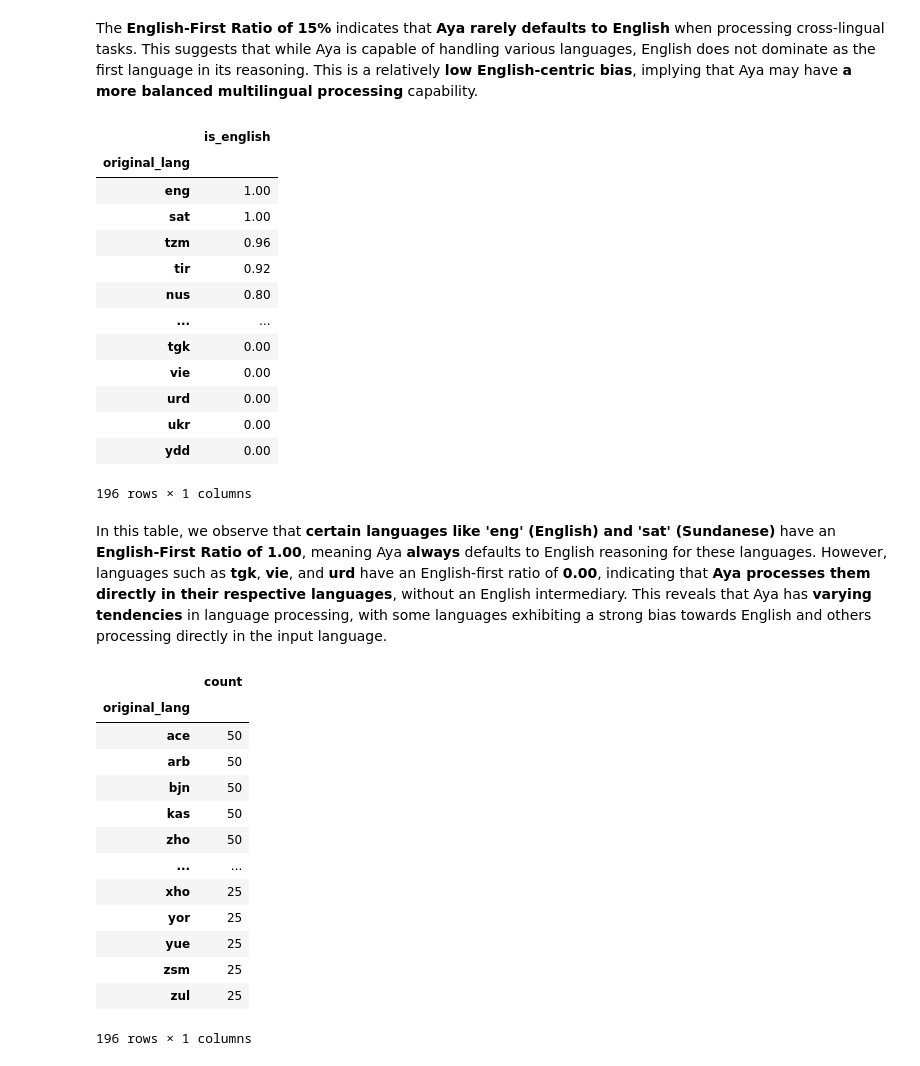
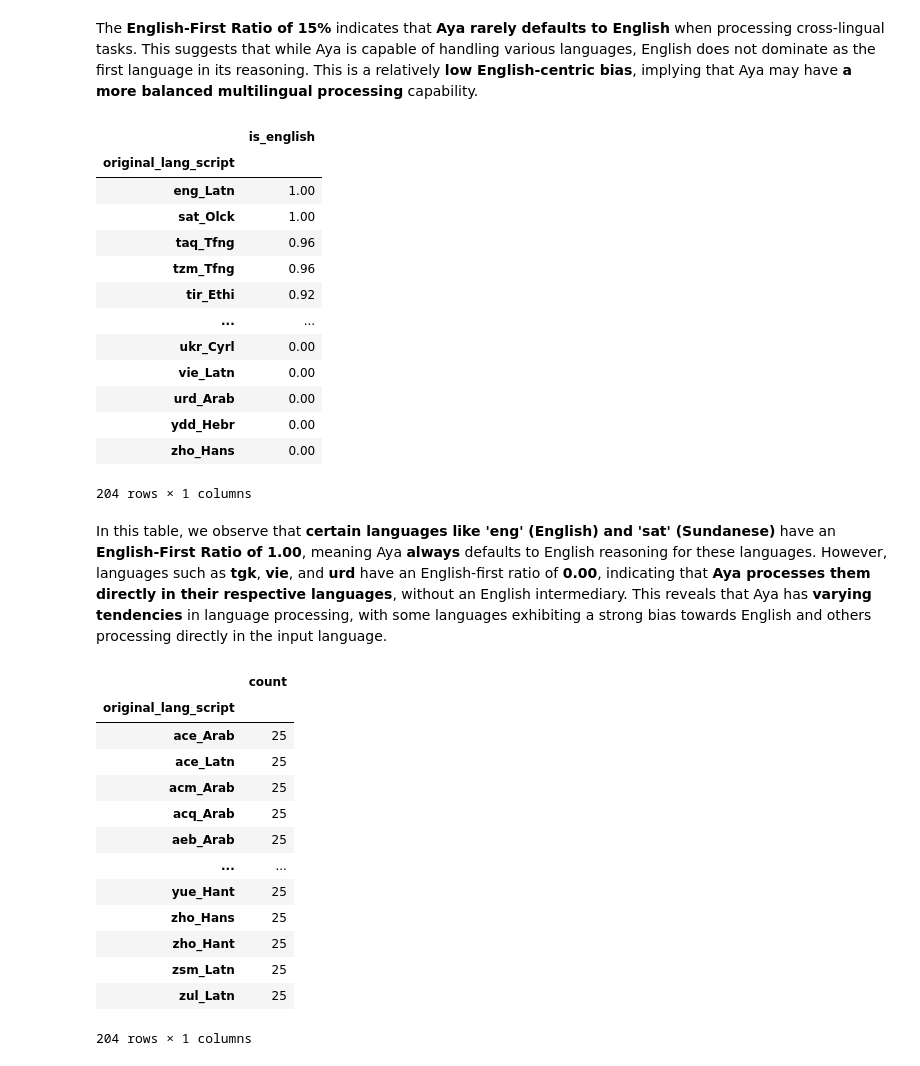
Before and after one commit to muhammadravi251001/understanding-how-Aya-thinks, a Jupyter notebook: notebooks/first_n_tokens_analysis.ipynb, the cells around one changed output. Drawn from its saved outputs; the diff is of its cells as text; code cells hidden in the pictures.

```diff
--- a/notebooks/first_n_tokens_analysis.ipynb
+++ b/notebooks/first_n_tokens_analysis.ipynb
@@ -53,43 +53,44 @@ English-First Ratio: 0.1500 (15.00%)
 # %% [markdown]
 The **English-First Ratio of 15%** indicates that **Aya rarely defaults to English** when processing cross-lingual tasks. This suggests that while Aya is capable of handling various languages, English does not dominate as the first language in its reasoning. This is a relatively **low English-centric bias**, implying that Aya may have **a more balanced multilingual processing** capability.
 # %%
-# Breakdown by original language
-lang_breakdown = result_df.groupby("original_lang")["is_english"].mean().sort_values(ascending=False)
+# Breakdown by original language and the script
+result_df["original_lang_script"] = result_df["original_lang"] + "_" + result_df["original_script"]
+lang_breakdown = result_df.groupby("original_lang_script")["is_english"].mean().sort_values(ascending=False)
 pd.DataFrame(lang_breakdown)
 # %% [output]
 |  | is_english |
-| original_lang |  |
-| eng | 1.00 |
-| sat | 1.00 |
-| tzm | 0.96 |
-| tir | 0.92 |
-| nus | 0.80 |
+| original_lang_script |  |
+| eng_Latn | 1.00 |
+| sat_Olck | 1.00 |
+| taq_Tfng | 0.96 |
+| tzm_Tfng | 0.96 |
+| tir_Ethi | 0.92 |
 | ... | ... |
-| tgk | 0.00 |
-| vie | 0.00 |
-| urd | 0.00 |
-| ukr | 0.00 |
-| ydd | 0.00 |
+| ukr_Cyrl | 0.00 |
+| vie_Latn | 0.00 |
+| urd_Arab | 0.00 |
+| ydd_Hebr | 0.00 |
+| zho_Hans | 0.00 |
-196 rows × 1 columns
+204 rows × 1 columns
 # %% [markdown]
 In this table, we observe that **certain languages like 'eng' (English) and 'sat' (Sundanese)** have an **English-First Ratio of 1.00**, meaning Aya **always** defaults to English reasoning for these languages. However, languages such as **tgk**, **vie**, and **urd** have an English-first ratio of **0.00**, indicating that **Aya processes them directly in their respective languages**, without an English intermediary. This reveals that Aya has **varying tendencies** in language processing, with some languages exhibiting a strong bias towards English and others processing directly in the input language.
 # %%
 # Count how many total examples we have per original language
-lang_counts = result_df["original_lang"].value_counts()
+lang_counts = result_df["original_lang_script"].value_counts()
 pd.DataFrame(lang_counts)
 # %% [output]
 |  | count |
-| original_lang |  |
-| ace | 50 |
-| arb | 50 |
-| bjn | 50 |
-| kas | 50 |
-| zho | 50 |
+| original_lang_script |  |
+| ace_Arab | 25 |
+| ace_Latn | 25 |
+| acm_Arab | 25 |
+| acq_Arab | 25 |
+| aeb_Arab | 25 |
 | ... | ... |
-| xho | 25 |
-| yor | 25 |
-| yue | 25 |
-| zsm | 25 |
-| zul | 25 |
+| yue_Hant | 25 |
+| zho_Hans | 25 |
+| zho_Hant | 25 |
+| zsm_Latn | 25 |
+| zul_Latn | 25 |
-196 rows × 1 columns
+204 rows × 1 columns
 # %% [markdown]
```
Also changed, not shown: parts of 7 cells of this notebook, 7 other files.
